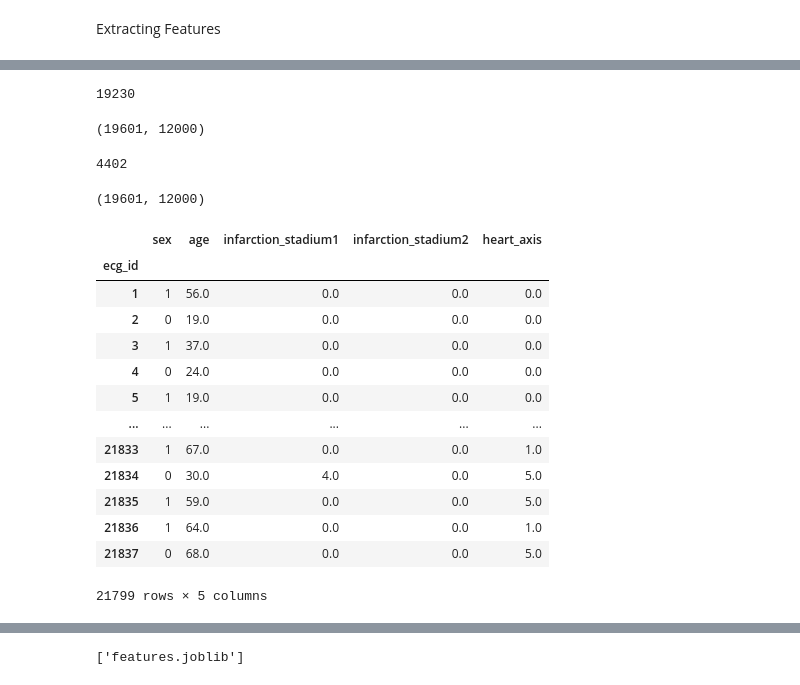
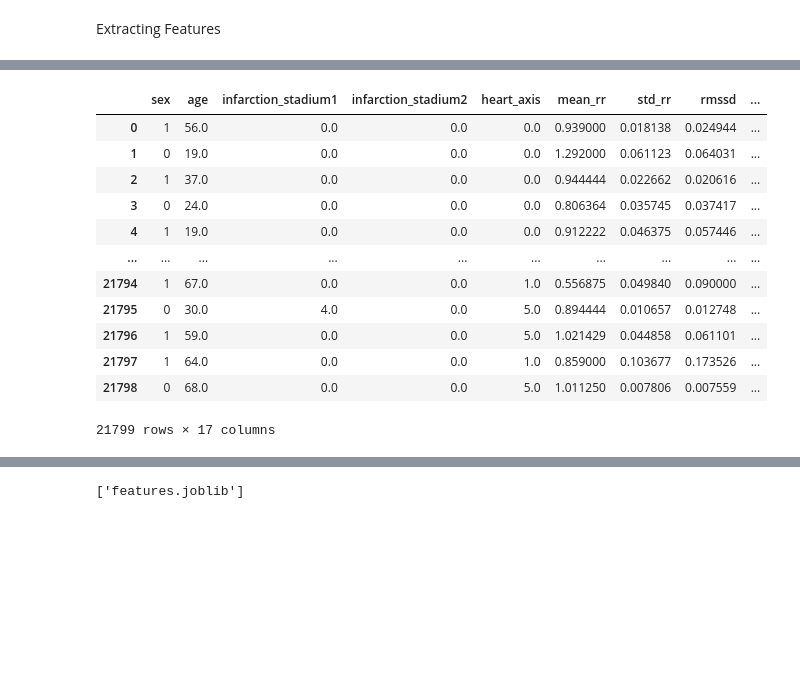
Before and after one commit to donyafiuji/ECG-diagnosis, a Jupyter notebook: main.ipynb, the cells around one changed output, grey strips where cells are left out. Drawn from its saved outputs; the diff is of its cells as text; code cells hidden in the pictures; blank space fills up the shorter version.

```diff
--- a/main.ipynb
+++ b/main.ipynb
@@ -326,23 +286,0 @@ filtered_labels = np.delete(y_train, missing_indices, axis=0)
-# %%
-y_train_flat = [label[0] for label in y_train if len(label) > 0]
-len(y_train_flat)
-# %% [output]
-19230
-# %%
-origin_signals = origin_signals.reshape((19601, -1))
-origin_signals.shape
-# %% [output]
-(19601, 12000)
-# %%
-count = 0
-for index in y_train_encoded:
-    if index == 0:
-        count = count +1
-count
-# %% [output]
-4402
-# %%
-origin_signals = origin_signals.reshape((19601, -1))
-origin_signals.shape
-# %% [output]
-(19601, 12000)
@@ -374,47 +301,55 @@ features['infarction_stadium1'] = Y['infarction_stadium1'].replace({
     'Stadium I': 1,
     'Stadium I-II': 2,
     'Stadium II': 3,
     'Stadium II-III': 4,
     'Stadium III': 5
 }).fillna(0)
 
 features['infarction_stadium2'] = Y['infarction_stadium2'].replace({
     'unknown': 0,
     'Stadium I': 1,
     'Stadium II': 2,
     'Stadium III': 3
 }).fillna(0)
 
 
 features['heart_axis'] = Y.heart_axis.replace({
     'LAD': 1,
     'ALAD': 2,
     'RAD': 3,
     'AXR': 4,
     'MID': 5,
     'ARAD': 6,
     'AXL': 7,
     'SAG': 8
 }).fillna(0)
 
 
 features['age'] = Y.age.replace({
     300: 30
 })
+
+
+
+
+
+""" adding hrv featres to the existing dataframe of features """
+
+features= features.reset_index()
+features = pd.concat([features, HRV_features_DF], axis=1)
+features = features.drop(columns= "ecg_id")
+features
+# %% [output]
+|  | sex | age | infarction_stadium1 | infarction_stadium2 | heart_axis | mean_rr | std_rr | rmssd | ... |
+| 0 | 1 | 56.0 | 0.0 | 0.0 | 0.0 | 0.939000 | 0.018138 | 0.024944 | ... |
+| 1 | 0 | 19.0 | 0.0 | 0.0 | 0.0 | 1.292000 | 0.061123 | 0.064031 | ... |
+| 2 | 1 | 37.0 | 0.0 | 0.0 | 0.0 | 0.944444 | 0.022662 | 0.020616 | ... |
+| 3 | 0 | 24.0 | 0.0 | 0.0 | 0.0 | 0.806364 | 0.035745 | 0.037417 | ... |
+| 4 | 1 | 19.0 | 0.0 | 0.0 | 0.0 | 0.912222 | 0.046375 | 0.057446 | ... |
+| ... | ... | ... | ... | ... | ... | ... | ... | ... | ... |
+| 21794 | 1 | 67.0 | 0.0 | 0.0 | 1.0 | 0.556875 | 0.049840 | 0.090000 | ... |
+| 21795 | 0 | 30.0 | 4.0 | 0.0 | 5.0 | 0.894444 | 0.010657 | 0.012748 | ... |
+| 21796 | 1 | 59.0 | 0.0 | 0.0 | 5.0 | 1.021429 | 0.044858 | 0.061101 | ... |
+| 21797 | 1 | 64.0 | 0.0 | 0.0 | 1.0 | 0.859000 | 0.103677 | 0.173526 | ... |
+| 21798 | 0 | 68.0 | 0.0 | 0.0 | 5.0 | 1.011250 | 0.007806 | 0.007559 | ... |
+21799 rows × 17 columns
-# %%
-features
-# %% [output]
-|  | sex | age | infarction_stadium1 | infarction_stadium2 | heart_axis |
-| ecg_id |  |  |  |  |  |
-| 1 | 1 | 56.0 | 0.0 | 0.0 | 0.0 |
-| 2 | 0 | 19.0 | 0.0 | 0.0 | 0.0 |
-| 3 | 1 | 37.0 | 0.0 | 0.0 | 0.0 |
-| 4 | 0 | 24.0 | 0.0 | 0.0 | 0.0 |
-| 5 | 1 | 19.0 | 0.0 | 0.0 | 0.0 |
-| ... | ... | ... | ... | ... | ... |
-| 21833 | 1 | 67.0 | 0.0 | 0.0 | 1.0 |
-| 21834 | 0 | 30.0 | 4.0 | 0.0 | 5.0 |
-| 21835 | 1 | 59.0 | 0.0 | 0.0 | 5.0 |
-| 21836 | 1 | 64.0 | 0.0 | 0.0 | 1.0 |
-| 21837 | 0 | 68.0 | 0.0 | 0.0 | 5.0 |
-21799 rows × 5 columns
```
Also changed, not shown: parts of 32 cells of this notebook, 4 other files.
